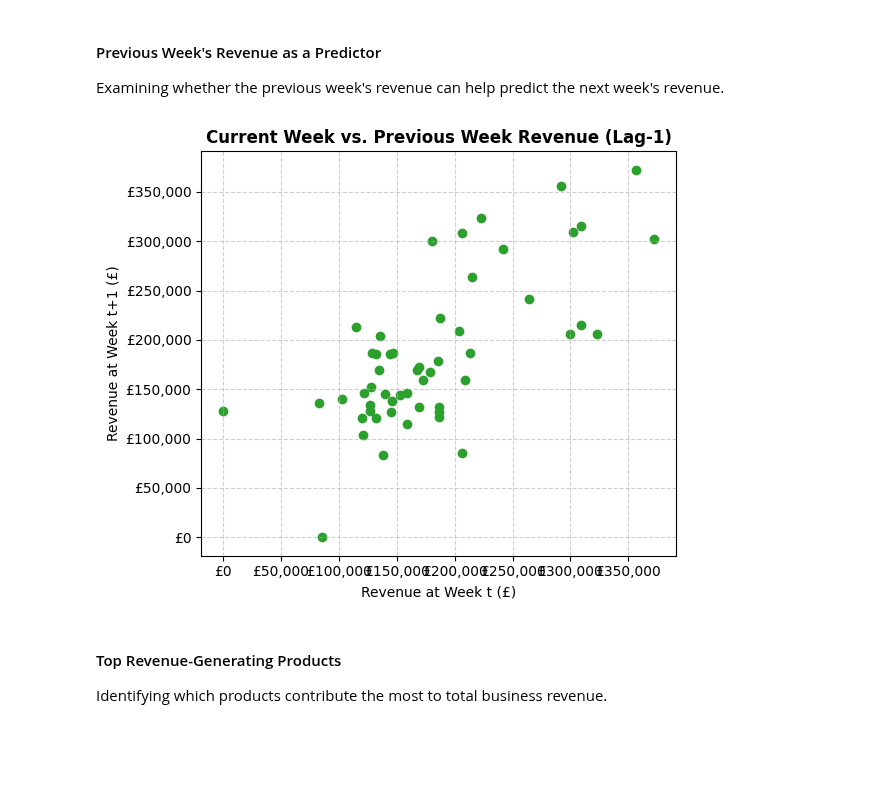
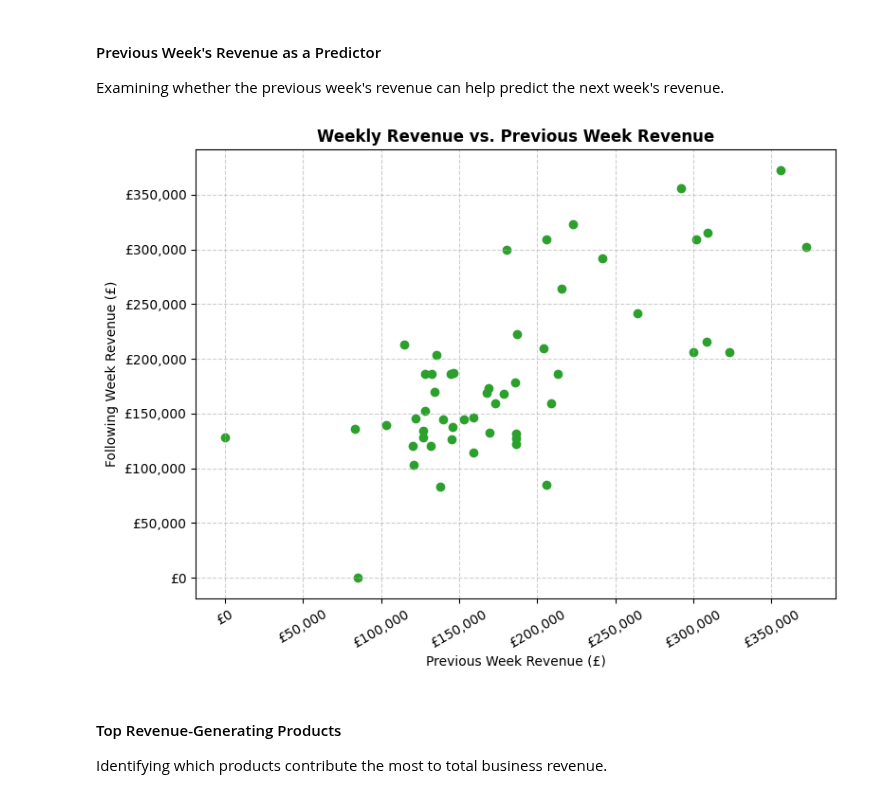
Before and after one commit to walji123/senior-capstone-project, a Jupyter notebook: notebooks/02_data_cleaning_and_eda.ipynb, the cells around one changed output. Drawn from its saved outputs; the diff is of its cells as text; code cells hidden in the pictures; blank space fills up the shorter version.

Commit message:
Updated lag plot axes to descriptive labels

```diff
--- a/notebooks/02_data_cleaning_and_eda.ipynb
+++ b/notebooks/02_data_cleaning_and_eda.ipynb
@@ -581,22 +581,25 @@ plt.show()
 Examining whether the previous week's revenue can help predict the next week's revenue.
 # %%
 # 49. Lag plot of weekly revenue
-plt.figure(figsize=(6, 5))
-lag_plot(weekly_revenue['Revenue'], c='#2ca02c')
+import matplotlib.ticker as ticker
 
-plt.title('Current Week vs. Previous Week Revenue (Lag-1)', fontsize=12, fontweight='bold')
-plt.xlabel('Revenue at Week t (£)', fontsize=10)
-plt.ylabel('Revenue at Week t+1 (£)', fontsize=10)
-plt.gca().xaxis.set_major_formatter('£{x:,.0f}')
-plt.gca().yaxis.set_major_formatter('£{x:,.0f}')
-plt.grid(True, linestyle='--', alpha=0.6)
+fig, ax = plt.subplots(figsize=(8, 6))
+lag_plot(weekly_revenue['Revenue'], ax=ax, c='#2ca02c')
+
+ax.set_title('Weekly Revenue vs. Previous Week Revenue', fontsize=12, fontweight='bold')
+ax.set_xlabel('Previous Week Revenue (£)', fontsize=10)
+ax.set_ylabel('Following Week Revenue (£)', fontsize=10)
+
+ax.xaxis.set_major_formatter(ticker.StrMethodFormatter('£{x:,.0f}'))
+ax.yaxis.set_major_formatter(ticker.StrMethodFormatter('£{x:,.0f}'))
+ax.tick_params(axis='x', rotation=30)
+ax.grid(True, linestyle='--', alpha=0.6)
+
 plt.tight_layout()
-
-# Save figure for portfolio documentation and display
 plt.savefig('../images/lag_1_revenue_autocorrelation.png', dpi=300)
 plt.show()
 # %% [output]
-[figure, old version]
+[figure, new version]
 # %% [markdown]
 #### Top Revenue-Generating Products
 Identifying which products contribute the most to total business revenue.
```
Also changed, not shown: 2 other files.
